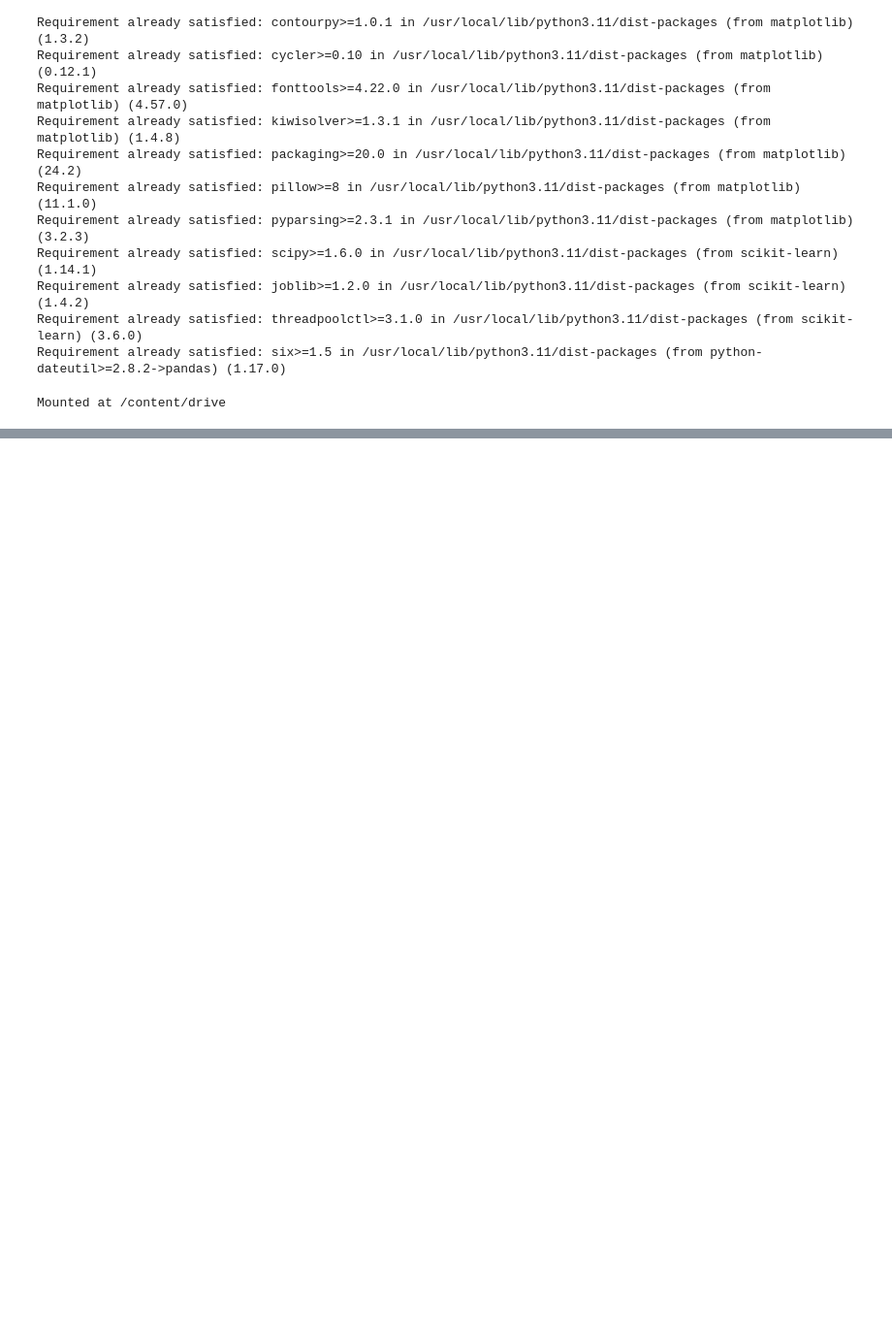
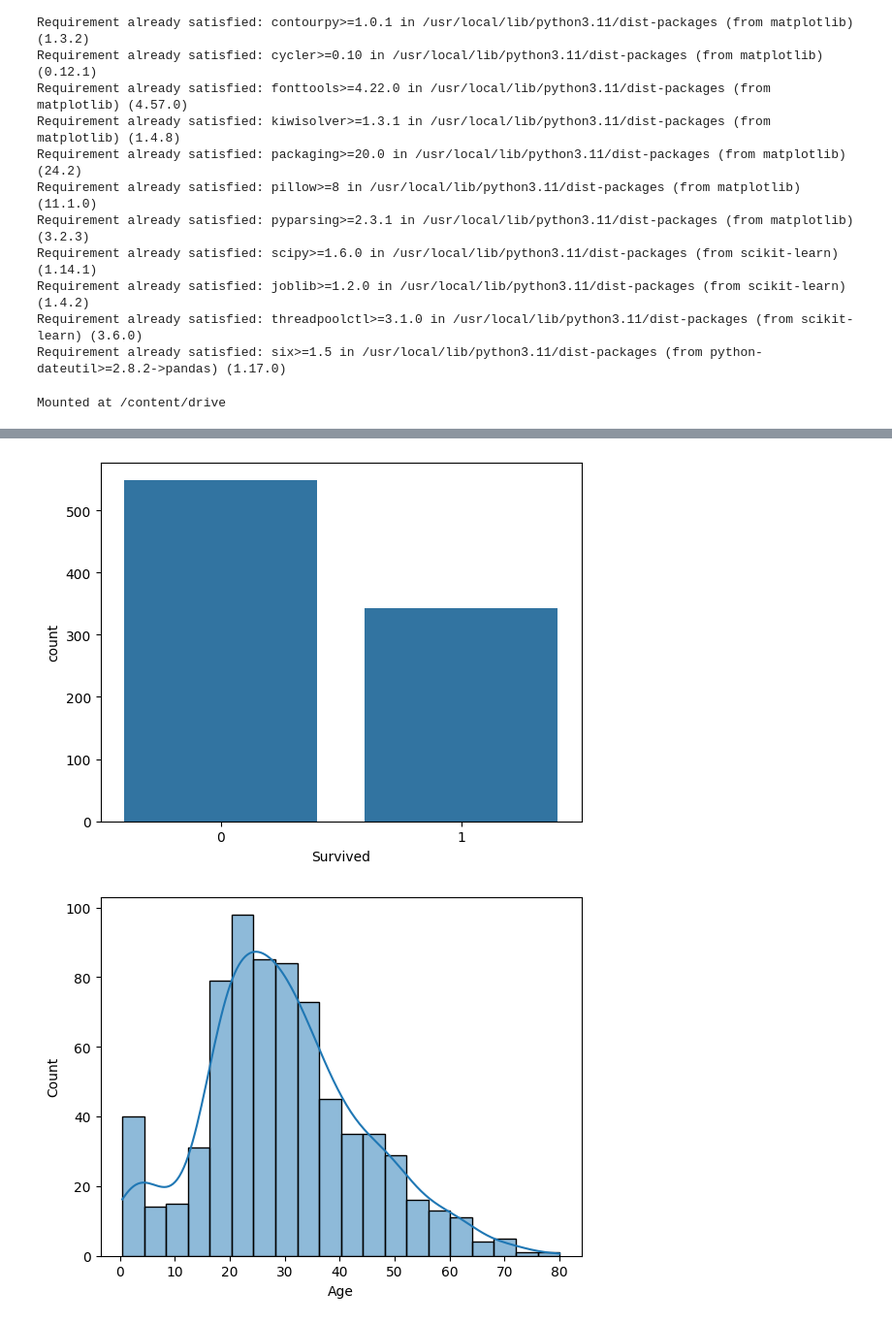
Before and after one commit to Thuan-ML/Titanic-feature-engineering, a Jupyter notebook: untitled5.ipynb, the cells around one changed output, grey strips where cells are left out. Shown at 97% size. Cells and saved outputs as stored; diff of their text form; code cells hidden in the pictures; blank space fills up the shorter version.

```diff
--- a/untitled5.ipynb
+++ b/untitled5.ipynb
@@ -37,0 +99,8 @@ test_data = pd.read_csv('/content/drive/My Drive/Titanic-feature-engineering/dat
+# %%
+sns.countplot(x='Survived', data=train_data)
+plt.show()
+sns.histplot(train_data['Age'].dropna(), kde=True)
+plt.show()
+# %% [output]
+[figure, added]
+[figure, added]
```
Also changed, not shown: parts of 9 cells of this notebook.
